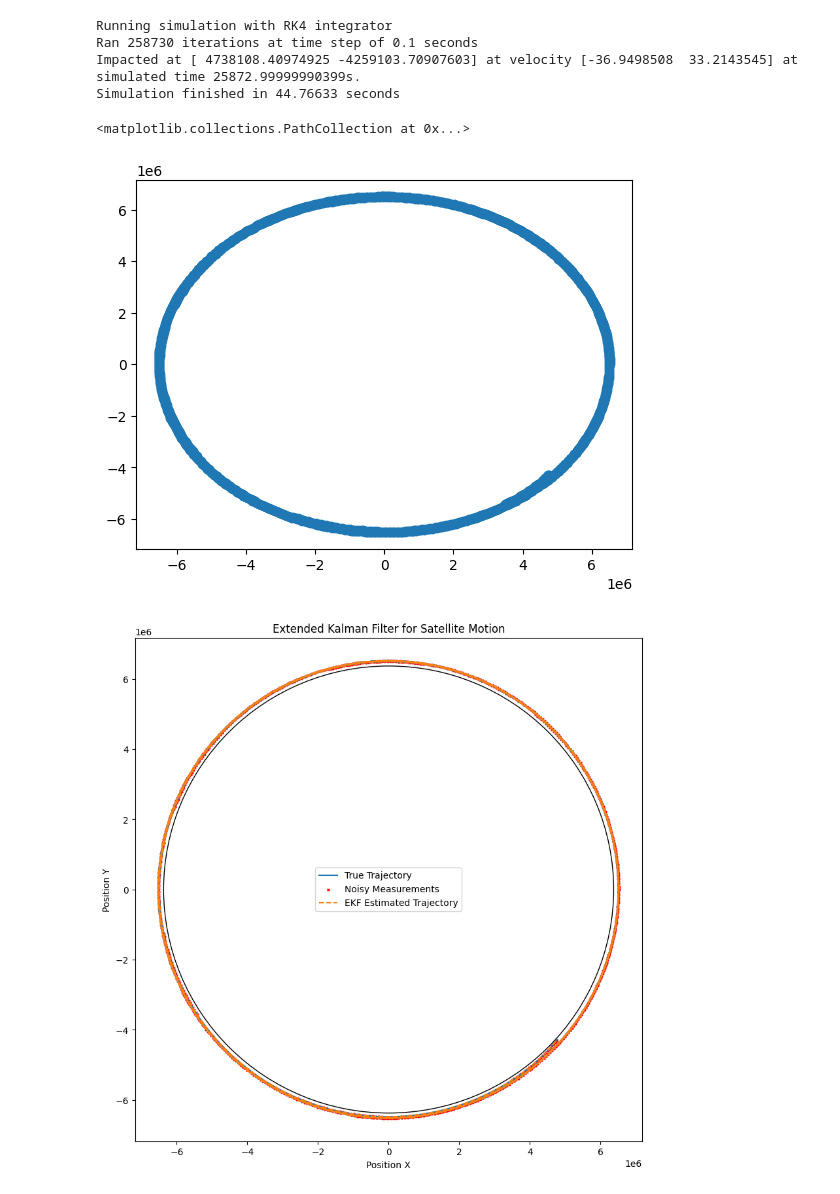
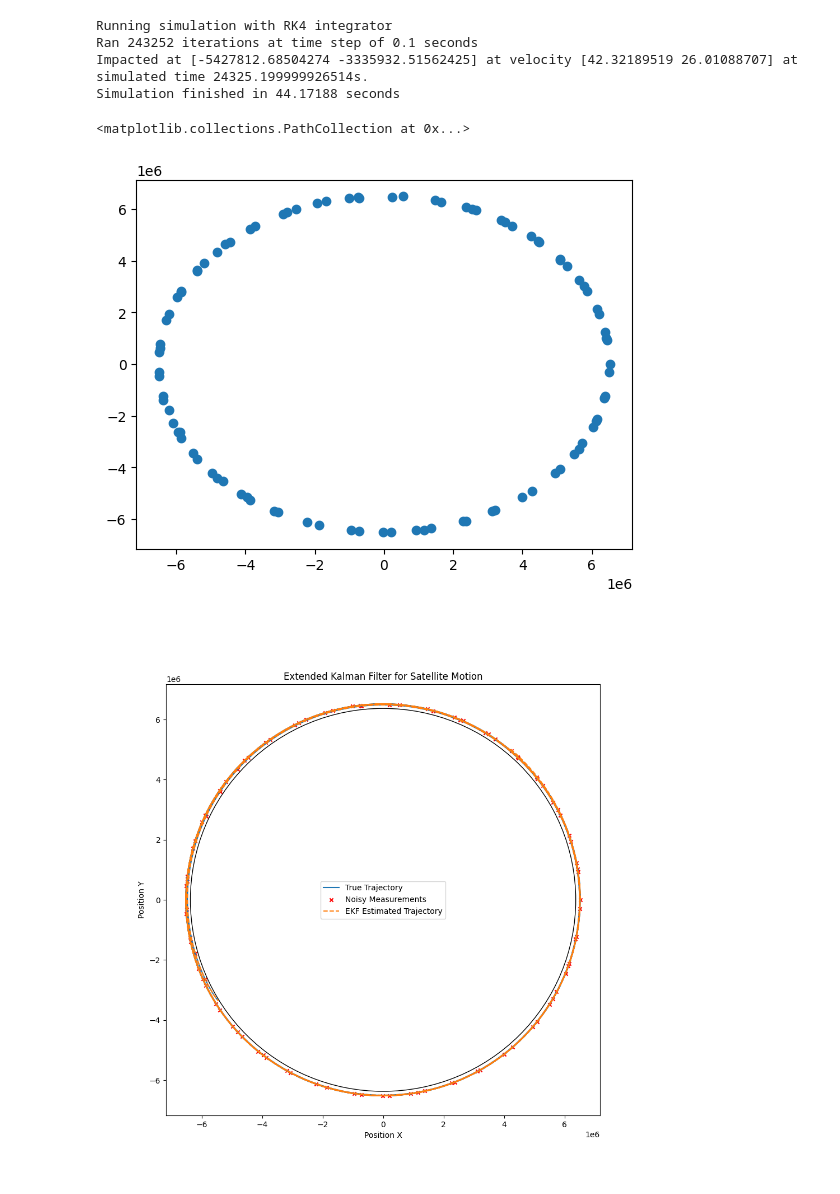
Before and after one commit to brendanbennett/deorbiter, a Jupyter notebook: examples/EKF_example.ipynb, the cells around one changed output. Cells and saved outputs as stored; diff of their text form; code cells hidden in the pictures.

Commit message:
nice plot

```diff
--- a/examples/EKF_example.ipynb
+++ b/examples/EKF_example.ipynb
@@ -18,7 +18,7 @@ if sim_data is None or sim_config is None:
         "RK4",
         "coesa_atmos_fast",
         initial_state=np.array((deorbit.constants.EARTH_RADIUS + 150000, 0, 0, 7820)),
-        noise_types = {"gaussian": {"noise_strength": 0.001}, "impulse": {"impulse_strength": 0.01, "impulse_probability": 1e-5}},
+        noise_types = {"gaussian": {"noise_strength": 0.005}, "impulse": {"impulse_strength": 0.03, "impulse_probability": 1e-5}},
         time_step=0.1,
     )
     sim_data = sim.gather_data()
@@ -28,15 +28,15 @@ else:
     print("Loaded data from file")
 # %% [output]
 Running simulation with RK4 integrator
-Ran 258730 iterations at time step of 0.1 seconds
-Impacted at [ 4738108.40974925 -4259103.70907603] at velocity [-36.9498508  33.2143545] at simulated time 25872.99999990399s.
-Simulation finished in 44.76633 seconds
+Ran 243252 iterations at time step of 0.1 seconds
+Impacted at [-5427812.68504274 -3335932.51562425] at velocity [42.32189519 26.01088707] at simulated time 24325.199999926514s.
+Simulation finished in 44.17188 seconds
 # %%
-obs = Observer(number_of_radars=7)
+obs = Observer(number_of_radars=7, radar_variance_per_m=1)
 sim_states = sim_data.state_array()
 sim_times = sim_data.times
 
-obs.run(sim_states=sim_states, sim_times=sim_times, checking_interval=100)
+obs.run(sim_states=sim_states, sim_times=sim_times, checking_interval=1200)
 
 observation_times = obs.observed_times
 observation_states = obs.observed_states
@@ -52,7 +52,7 @@ ax.scatter(observation_states[:, 0], observation_states[:, 1])
 #why when add more radars do you get more radar readings?? -- thought that it just took reading from closest radar??
 # %% [output]
 <matplotlib.collections.PathCollection at 0x...>
-[figure, old version]
+[figure, new version]
 # %%
 # Define process and measurement noise covariance matrices, think this noise should be alot bigger
 Q = np.diag([0.1, 0.1, 0.01, 0.01])#process noise
@@ -70,7 +70,7 @@ ekf = EKF()
 
 estimated_traj, uncertainties, estimated_times = ekf.run(observations, dt=dt, Q=Q, R=observed_covariances, P=P, H=H)
 # %%
-# %matplotlib widget
+%matplotlib widget
 true_traj = sim_data.state_array()[:, :2]
 
 crash_coords = true_traj[-1, :]
@@ -78,35 +78,35 @@ crash_coords = true_traj[-1, :]
 
 fig, ax1 = plt.subplots()
 fig.set_size_inches(10, 10)
 
 plot_range = slice(0, 290925)
 
 ax1.plot(true_traj[:, 0][plot_range], true_traj[:, 1][plot_range], label='True Trajectory')
-ax1.scatter(observation_states[:, 0][plot_range], observation_states[:, 1][plot_range], marker='x', color='r', label='Noisy Measurements', s=5)
+ax1.scatter(observation_states[:, 0][plot_range], observation_states[:, 1][plot_range], marker='x', color='r', label='Noisy Measurements', s=20)
 ax1.plot(estimated_traj[:, 0][plot_range], estimated_traj[:, 1][plot_range], label='EKF Estimated Trajectory', linestyle='--')
 ax1.set_title('Extended Kalman Filter for Satellite Motion')
 ax1.set_xlabel('Position X')
 ax1.set_ylabel('Position Y')
 earth = plt.Circle((0, 0), radius=deorbit.constants.EARTH_RADIUS, fill=False)
 ax1.add_patch(earth)
 ax1.legend()
 
 
 # ax2.plot(true_traj[:, 0], true_traj[:, 1], label='True Trajectory')
 # ax2.scatter(measurements[:, 0], measurements[:, 1], marker='x', color='r', label='Noisy Measurements', s=1)
 # ax2.plot(estimated_traj[:, 0], estimated_traj[:, 1], label='EKF Estimated Trajectory', linestyle='--')
 # ax2.set_title('Extended Kalman Filter for Satellite Motion')
 # ax2.set_xlabel('Position X')
 # ax2.set_ylabel('Position Y')
 # ax2.set_xlim([crash_coords[0]-4e5, crash_coords[0]+4e5])
 # ax2.set_ylim([crash_coords[1]-4e5, crash_coords[1]+4e5])
 # earth = plt.Circle((0, 0), radius=deorbit.constants.EARTH_RADIUS, fill=False)
 # ax2.add_patch(earth)
 
 
 plt.show()
 # %% [output]
-[figure, old version]
+[figure, new version]
 # %%
 fig, (ax1, ax2) = plt.subplots(1, 2, figsize = (12, 6))
 
```
Also changed, not shown: parts of 1 cell of this notebook.
